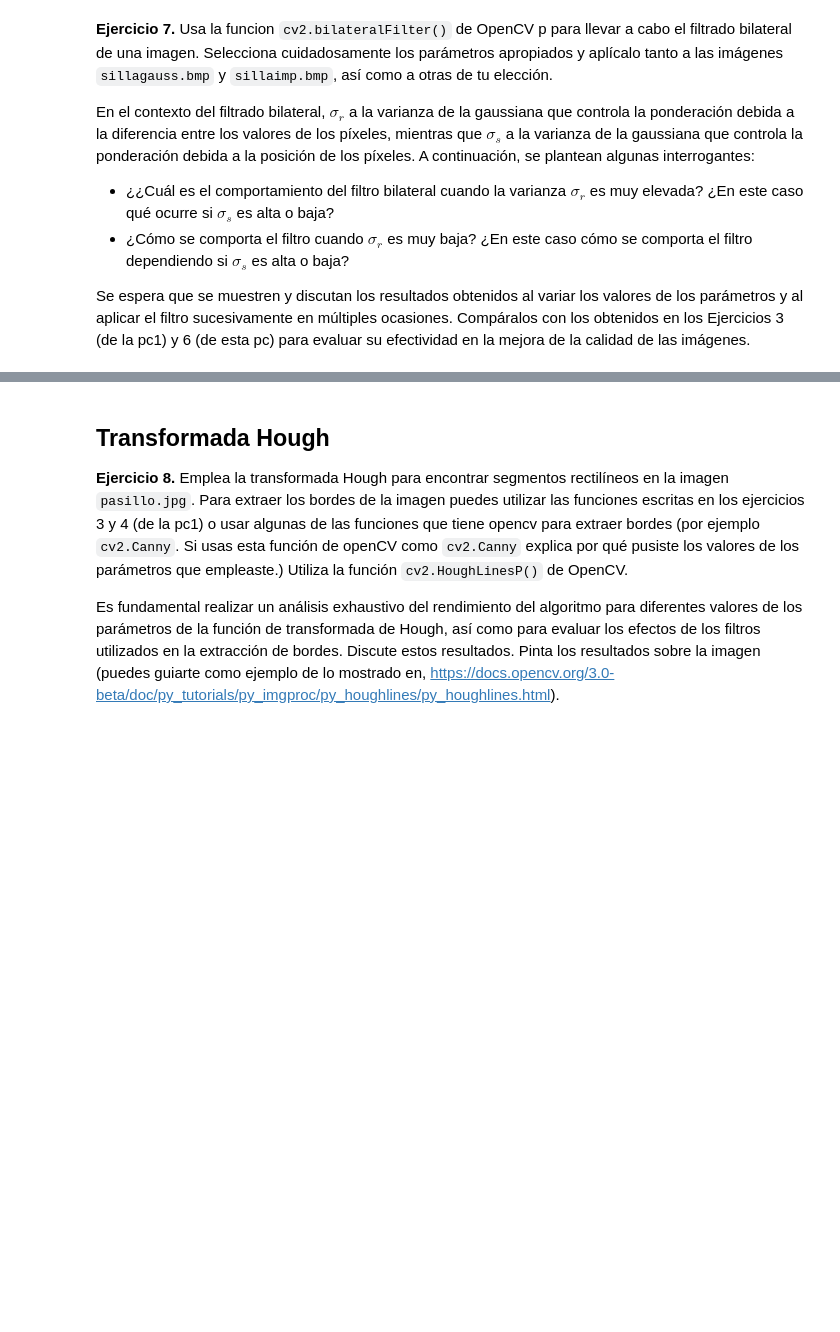
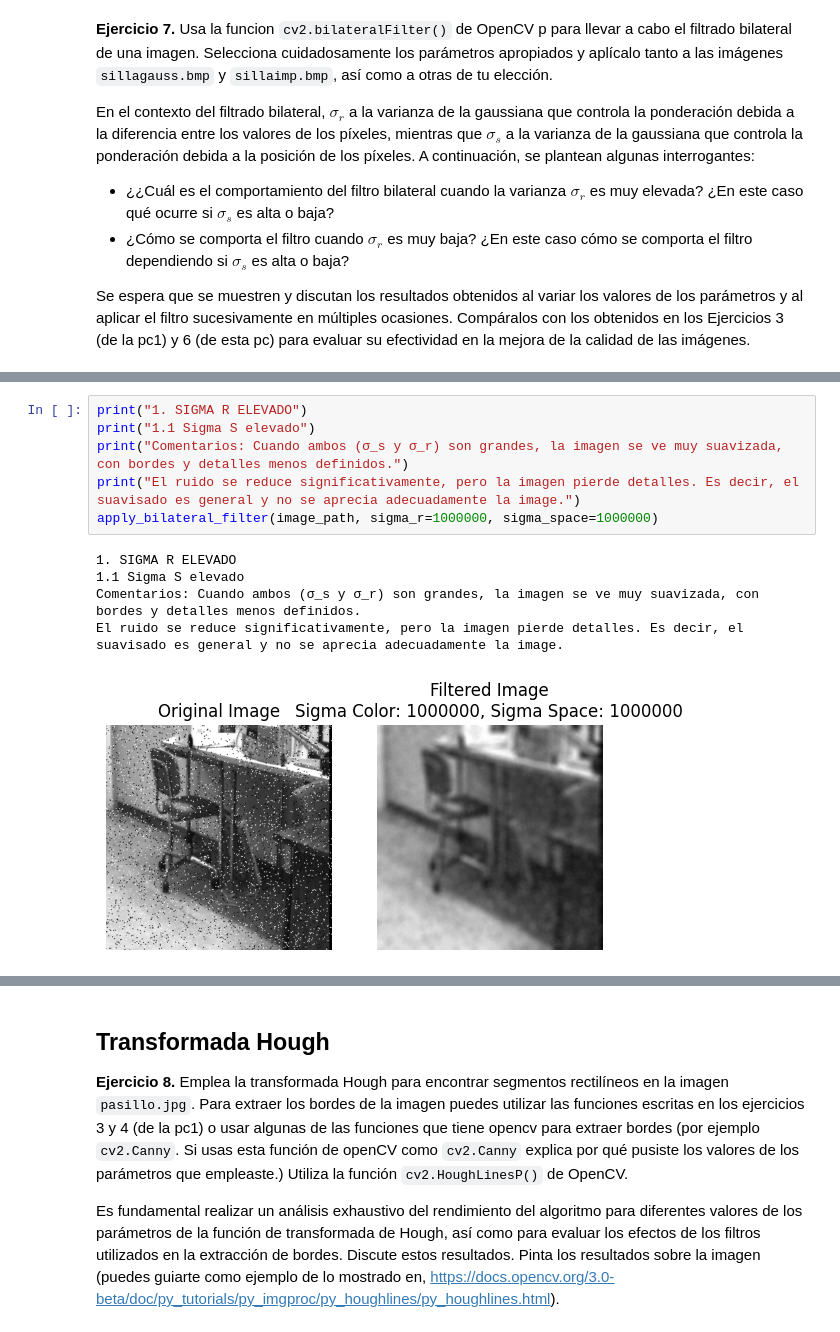
Before and after one commit to luber2000/ia-pc2, a Jupyter notebook: pc22023iiv1_3.ipynb, the cells around one changed output, grey strips where cells are left out. Drawn from its saved outputs; the diff is of its cells as text; blank space fills up the shorter version.

```diff
--- a/pc22023iiv1_3.ipynb
+++ b/pc22023iiv1_3.ipynb
@@ -97,0 +140,12 @@ Se espera que se muestren y discutan los resultados obtenidos al variar los valo
+# %%
+print("1. SIGMA R ELEVADO")
+print("1.1 Sigma S elevado")
+print("Comentarios: Cuando ambos (σ_s y σ_r) son grandes, la imagen se ve muy suavizada, con bordes y detalles menos definidos.")
+print("El ruido se reduce significativamente, pero la imagen pierde detalles. Es decir, el suavisado es general y no se aprecia adecuadamente la image.")
+apply_bilateral_filter(image_path, sigma_r=1000000, sigma_space=1000000)
+# %% [output]
+1. SIGMA R ELEVADO
+1.1 Sigma S elevado
+Comentarios: Cuando ambos (σ_s y σ_r) son grandes, la imagen se ve muy suavizada, con bordes y detalles menos definidos.
+El ruido se reduce significativamente, pero la imagen pierde detalles. Es decir, el suavisado es general y no se aprecia adecuadamente la image.
+[figure, added]
```
Also changed, not shown: parts of 4 cells of this notebook.
